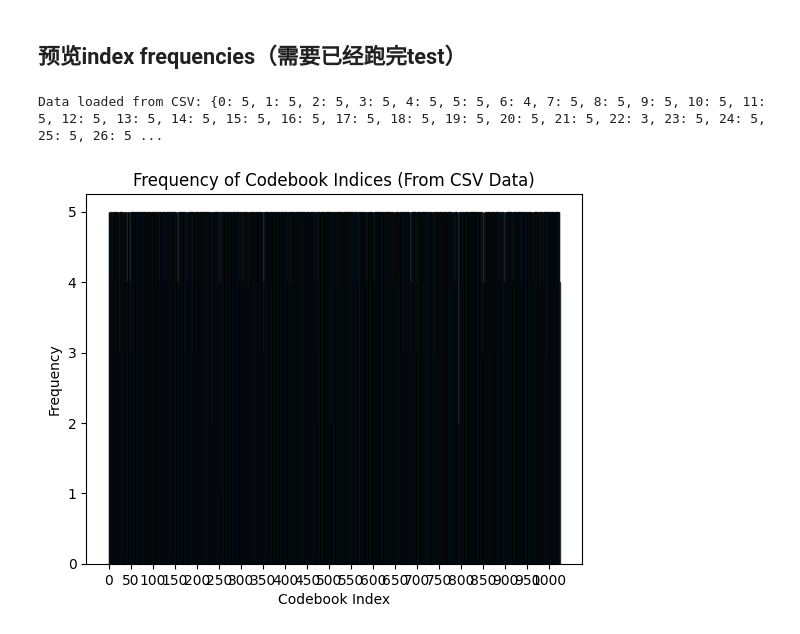
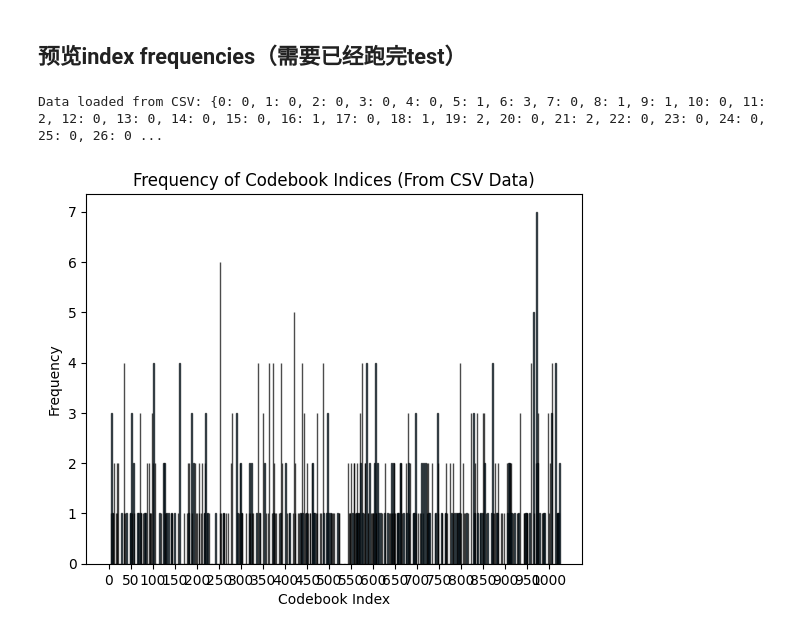
Before and after one commit to PussyCat0700/vq_hlm, a Jupyter notebook: example_usage.ipynb, the cells around one changed output. Saved outputs shown, nothing was run; the diff lists cells and outputs as text; code cells hidden in the pictures.

```diff
--- a/example_usage.ipynb
+++ b/example_usage.ipynb
@@ -231,30 +130,30 @@ Sample 0 - Hidden States: [[-1.6174933  -1.1284641   0.0215988  ... -2.2583933
 # %%
 import csv
 
 # 读取CSV文件并加载到字典中
 index_count_from_csv = {}
 
-with open('runs/vq_vanilla/index_frequencies.csv', mode='r') as file:
+with open('exp/1209_lowdim_CBDIM16/index_frequencies_0.csv', mode='r') as file:
     reader = csv.reader(file)
     next(reader)  # 跳过表头
     for row in reader:
         index = int(row[0])
         frequency = int(row[1])
         index_count_from_csv[index] = frequency
 
 print("Data loaded from CSV:", index_count_from_csv)
 import matplotlib.pyplot as plt
 
 # 提取所有索引的出现次数
 frequencies_from_csv = list(index_count_from_csv.values())
 
 # 绘制直方图
 plt.bar(range(len(frequencies_from_csv)), frequencies_from_csv, edgecolor='black', alpha=0.7)
 plt.title("Frequency of Codebook Indices (From CSV Data)")
 plt.xlabel("Codebook Index")
 plt.ylabel("Frequency")
 plt.xticks(range(0, len(frequencies_from_csv), 50))  # 可调整间隔，防止标签过密
 plt.show()
 # %% [output]
-Data loaded from CSV: {0: 5, 1: 5, 2: 5, 3: 5, 4: 5, 5: 5, 6: 4, 7: 5, 8: 5, 9: 5, 10: 5, 11: 5, 12: 5, 13: 5, 14: 5, 15: 5, 16: 5, 17: 5, 18: 5, 19: 5, 20: 5, 21: 5, 22: 3, 23: 5, 24: 5, 25: 5, 26: 5 ...
+Data loaded from CSV: {0: 0, 1: 0, 2: 0, 3: 0, 4: 0, 5: 1, 6: 3, 7: 0, 8: 1, 9: 1, 10: 0, 11: 2, 12: 0, 13: 0, 14: 0, 15: 0, 16: 1, 17: 0, 18: 1, 19: 2, 20: 0, 21: 2, 22: 0, 23: 0, 24: 0, 25: 0, 26: 0 ...
-[figure, old version]
+[figure, new version]
```
Also changed, not shown: parts of 7 cells of this notebook, 27 other files.
